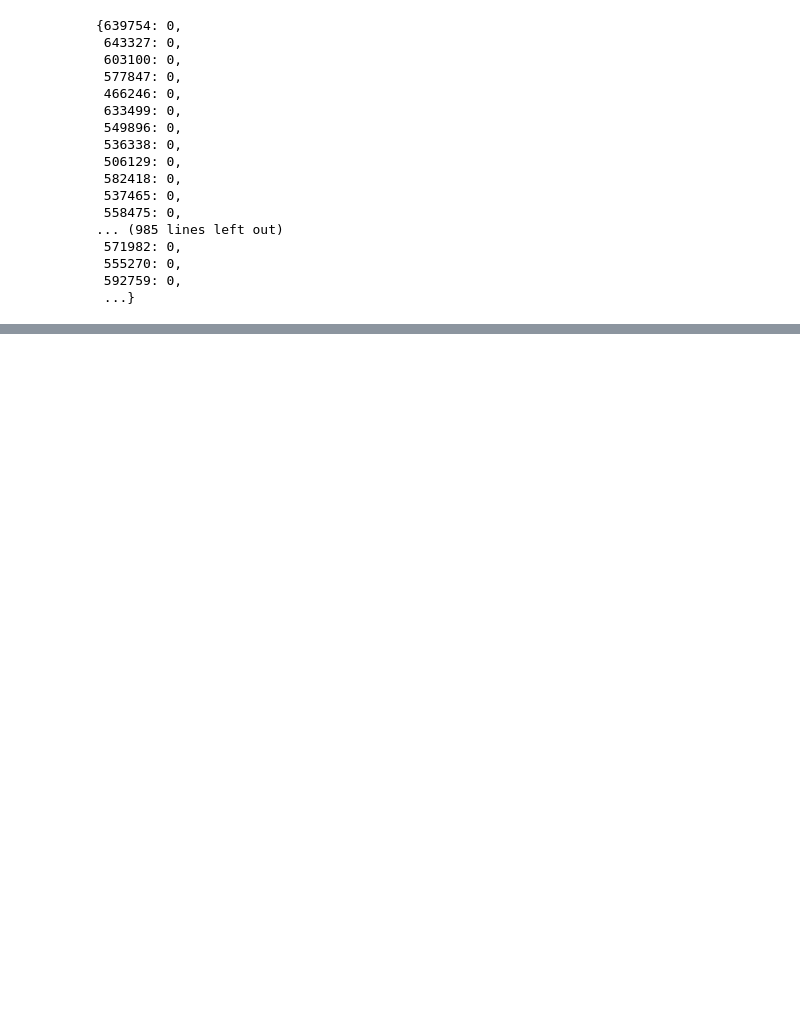
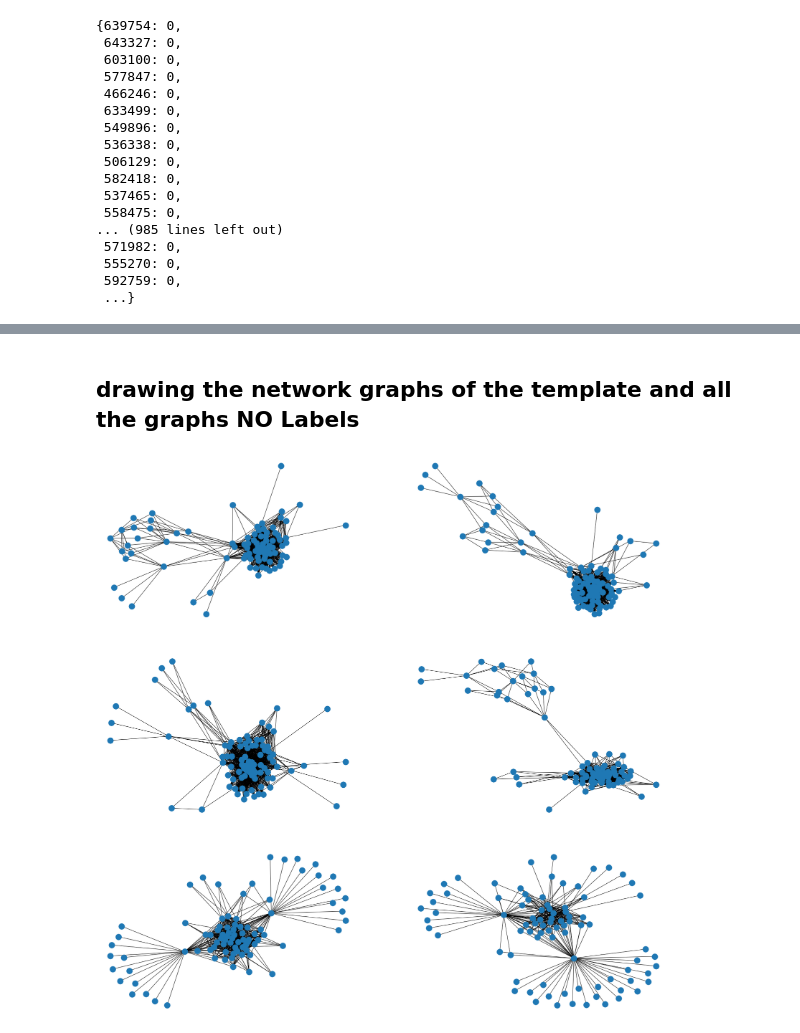
Before and after one commit to AtrayeeNeog/Visualization_2019-20, a Jupyter notebook: python/MC1_test01.ipynb, the cells around one changed output, grey strips where cells are left out. Drawn from its saved outputs; the diff is of its cells as text; code cells hidden in the pictures; blank space fills up the shorter version.

```diff
--- a/python/MC1_test01.ipynb
+++ b/python/MC1_test01.ipynb
@@ -568,0 +606,20 @@ nx.clustering(G)
+# %% [markdown]
+## drawing the network graphs of the template and all the graphs NO Labels
+# %%
+f = plt.figure(figsize=(30,30))
+#ax = f.add_subplot(121)
+#ax2 = f.add_subplot(122)
+plt.subplot(321)
+nx.draw(templateG, with_labels=False, font_weight='bold')
+plt.subplot(322)
+nx.draw(graph1G, with_labels=False, font_weight='bold')
+plt.subplot(323)
+nx.draw(graph2G, with_labels=False, font_weight='bold')
+plt.subplot(324)
+nx.draw(graph3G, with_labels=False, font_weight='bold')
+plt.subplot(325)
+nx.draw(graph4G, with_labels=False, font_weight='bold')
+plt.subplot(326)
+nx.draw(graph5G, with_labels=False, font_weight='bold')
+# %% [output]
+[figure, added]
```
Also changed, not shown: parts of 8 cells of this notebook.
